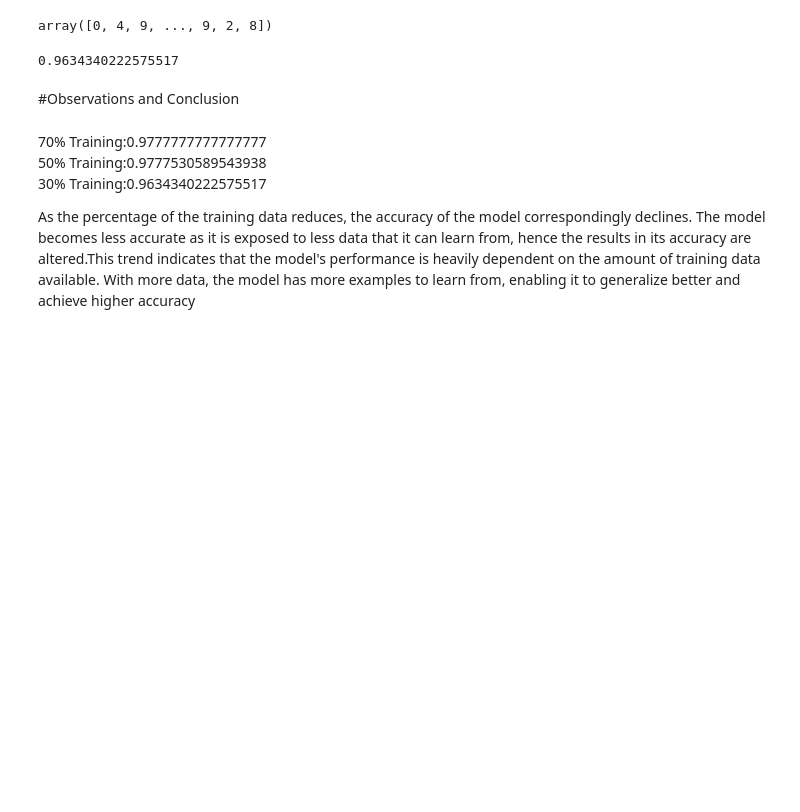
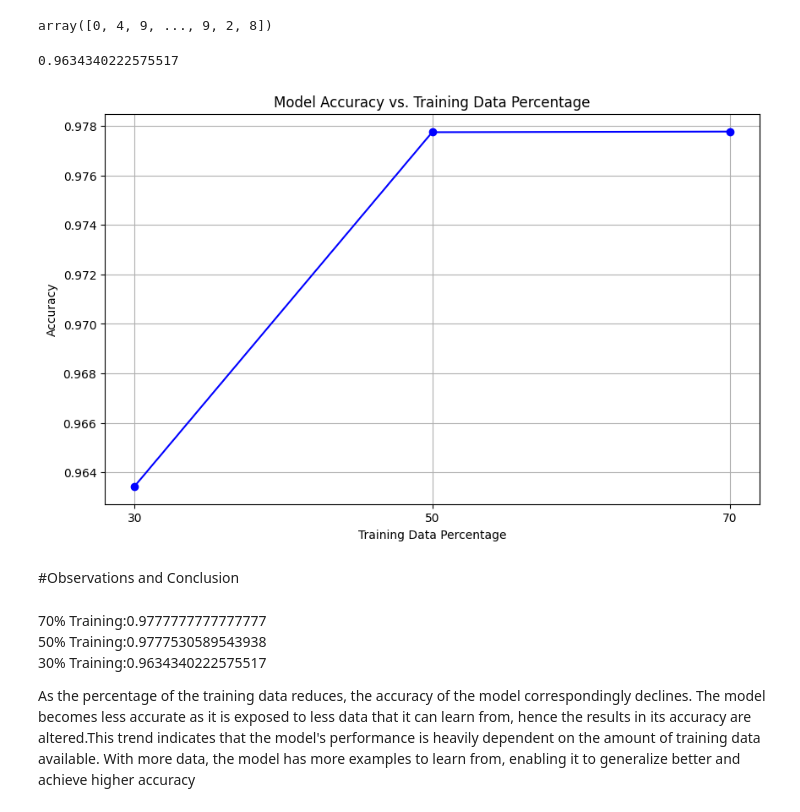
Before and after one commit to Sharon-Kairu/KNN-Model-Assignment, a Jupyter notebook: KNN_MODEL_TRAINING_ASSIGNMENT.ipynb, the cells around one changed output. Saved outputs shown, nothing was run; the diff lists cells and outputs as text; code cells hidden in the pictures; blank space fills up the shorter version.

Commit message:
KNN Model Training Assignment

```diff
--- a/KNN_MODEL_TRAINING_ASSIGNMENT.ipynb
+++ b/KNN_MODEL_TRAINING_ASSIGNMENT.ipynb
@@ -182,6 +182,25 @@ array([0, 4, 9, ..., 9, 2, 8])
 print(knn.score(X_test, y_test))
 # %% [output]
 0.9634340222575517
+# %%
+training_percentages = [70, 50, 30]
+accuracies = [0.9777777777777777, 0.9777530589543938, 0.9634340222575517]
+
+
+plt.figure(figsize=(10, 6))
+plt.plot(training_percentages, accuracies, marker='o', linestyle='-', color='b')
+
+
+plt.title('Model Accuracy vs. Training Data Percentage')
+plt.xlabel('Training Data Percentage')
+plt.ylabel('Accuracy')
+plt.xticks(training_percentages)
+plt.grid(True)
+
+
+plt.show()
+# %% [output]
+[figure, added]
 # %% [markdown]
 #Observations and Conclusion
 # %% [markdown]
```
